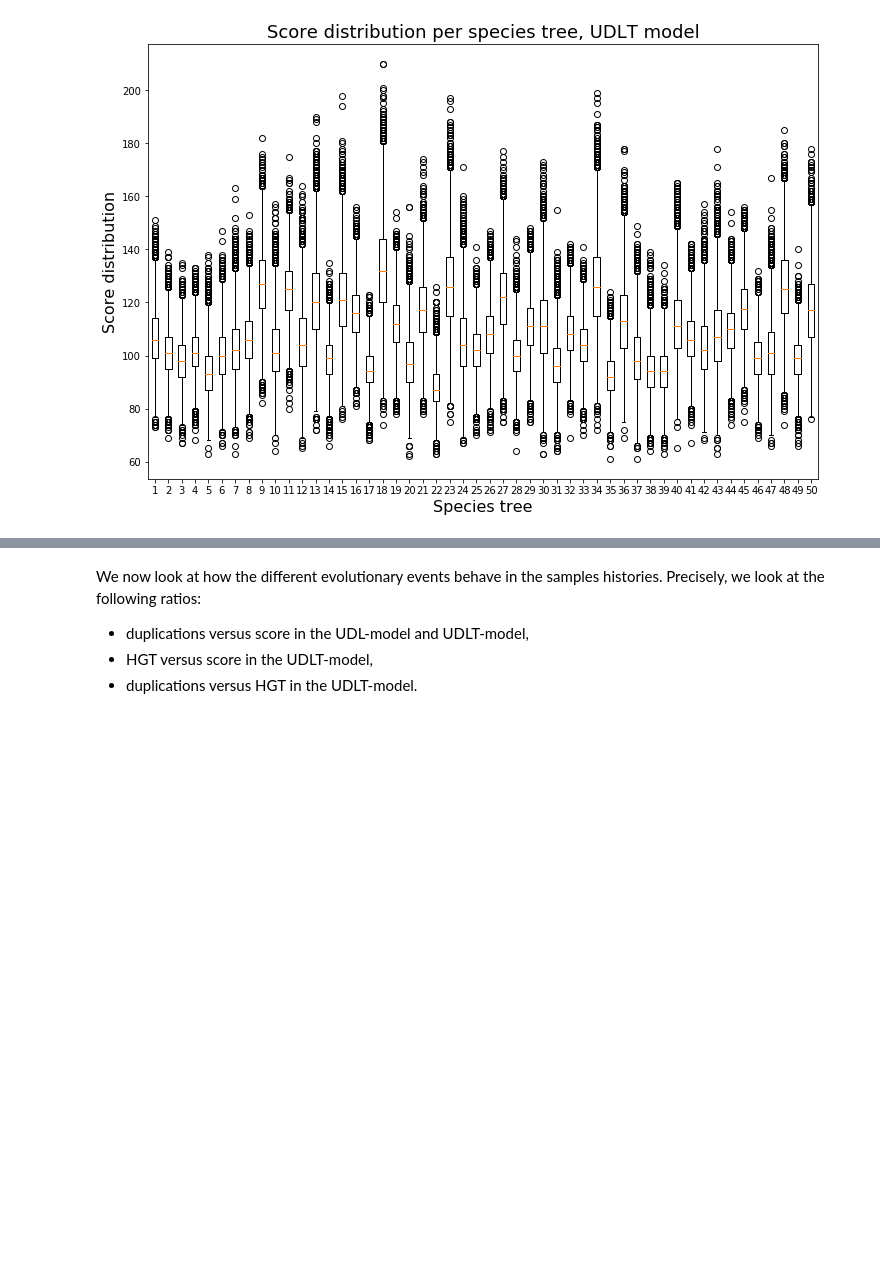
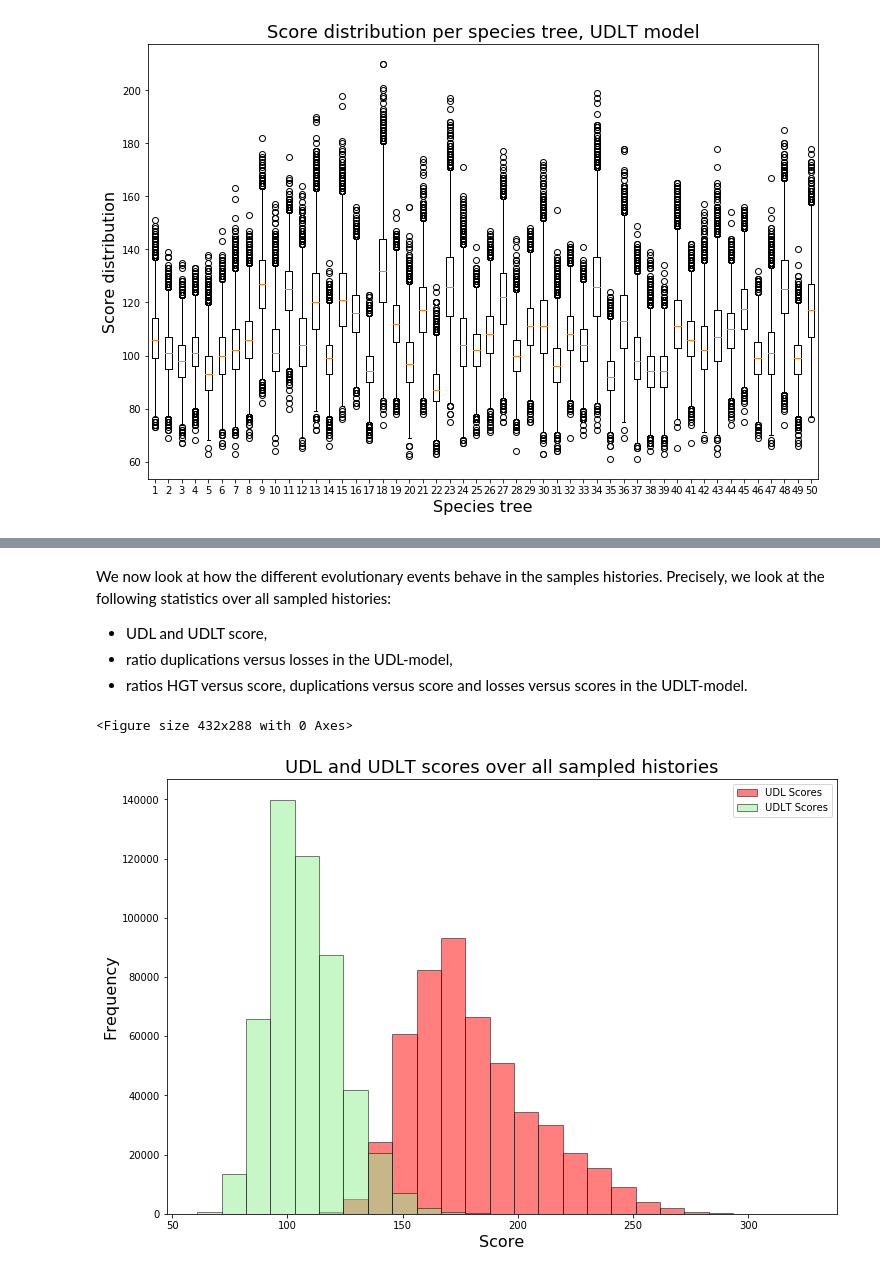
Before and after one commit to cchauve/DLT-Histories, a Jupyter notebook: DLTcount/doc/Paper_figures.ipynb, the cells around one changed output, grey strips where cells are left out. Saved outputs shown, nothing was run; the diff lists cells and outputs as text; code cells hidden in the pictures; blank space fills up the shorter version.

```diff
--- a/DLTcount/doc/Paper_figures.ipynb
+++ b/DLTcount/doc/Paper_figures.ipynb
@@ -465,8 +491,8 @@ plt.show()
 # %% [markdown]
-We now look at how the different evolutionary events behave in the samples histories. Precisely, we look at the following ratios:
-- duplications versus score in the UDL-model and UDLT-model,
-- HGT versus score in the UDLT-model,
-- duplications versus HGT in the UDLT-model.
+We now look at how the different evolutionary events behave in the samples histories. Precisely, we look at the following statistics over all sampled histories:
+- UDL and UDLT score,
+- ratio duplications versus losses in the UDL-model,
+- ratios HGT versus score, duplications versus score and losses versus scores in the UDLT-model.
 # %%
 from operator import truediv
 
@@ -489 +524,19 @@ NB_BINS = 21 # Number of histograms bins
+# %%
+bins_SCORES = np.linspace(min(min(SCORES_UDL),min(SCORES_UDLT)),max(max(SCORES_UDL),max(SCORES_UDLT)),NB_BINS)
+
+plt.figure()
+fig = plt.figure(figsize=(12,8))
+ax  = fig.add_subplot(111)
+plt.title('UDL and UDLT scores over all sampled histories', fontsize=14)
+_ = plt.hist(SCORES_UDL, bins=bins_SCORES, ec='black', color='red', label='UDL Scores', alpha=0.5)
+_ = plt.hist(SCORES_UDLT, bins=bins_SCORES, ec='black', color='lightgreen', label='UDLT Scores', alpha=0.5)
+ax.title.set_size(18)
+plt.legend(loc='upper right')
+ax.set_xlabel('Score', fontsize=16)
+ax.set_ylabel('Frequency', fontsize=16)
+plt.savefig('figures/Scores_16_30_UDL_UDLT.png')
+plt.show()
+# %% [output]
+<Figure size 432x288 with 0 Axes>
+[figure, added]
 # %%
```
Also changed, not shown: parts of 7 cells of this notebook, 5 other files.
